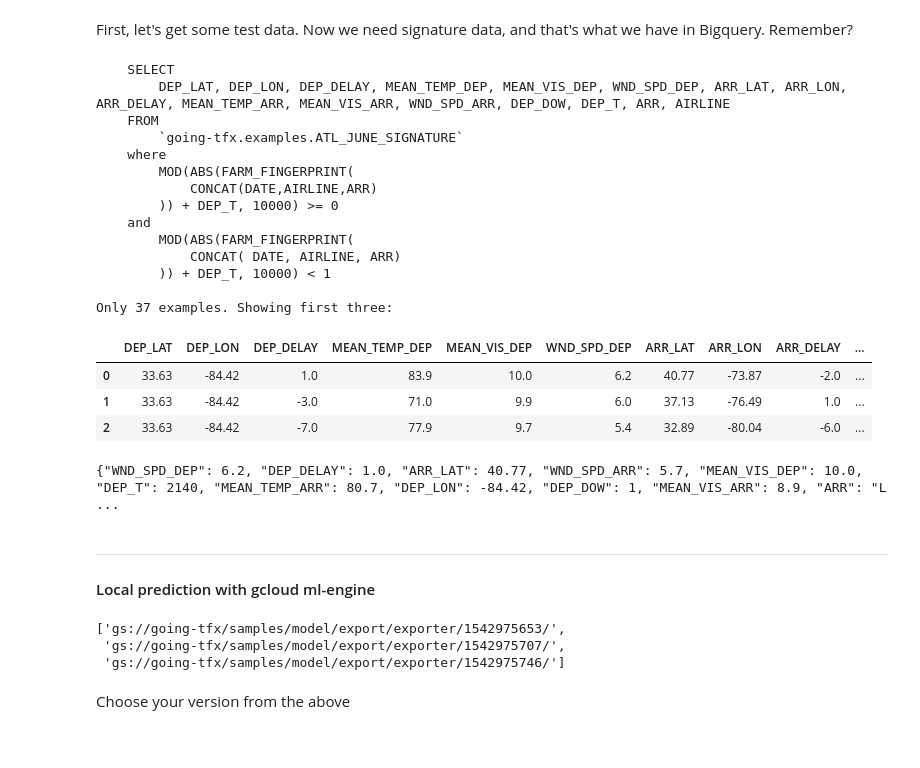
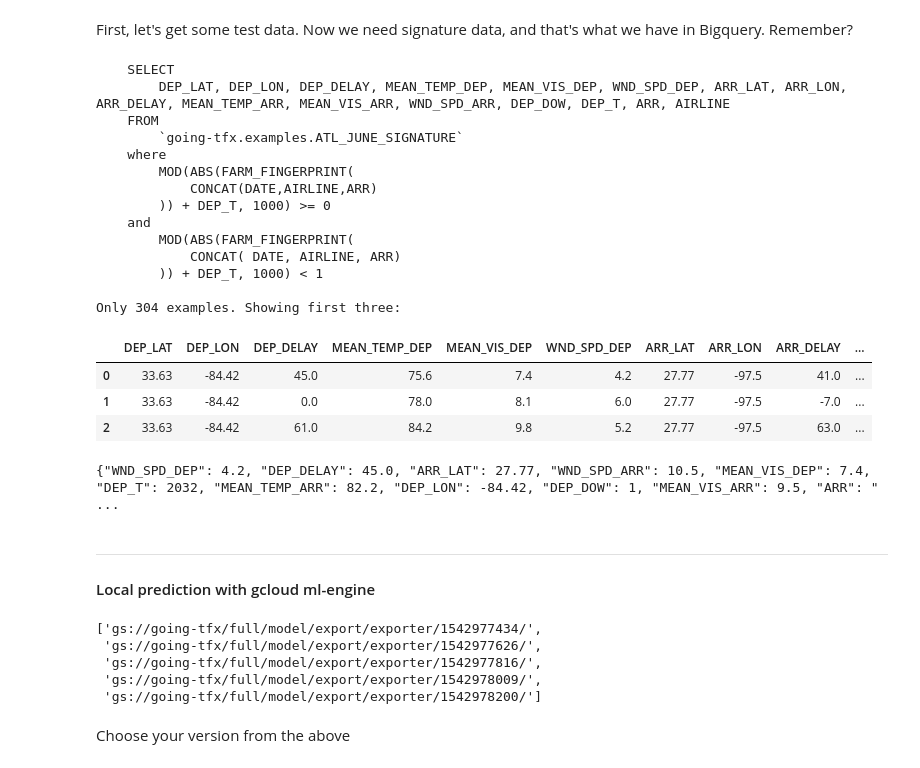
Before and after one commit to Project-Ellie/tutorials, a Jupyter notebook: kovalevskyi/Predictions_and_Analysis.ipynb, the cells around one changed output. Drawn from its saved outputs; the diff is of its cells as text; code cells hidden in the pictures.

```diff
--- a/kovalevskyi/Predictions_and_Analysis.ipynb
+++ b/kovalevskyi/Predictions_and_Analysis.ipynb
@@ -33,34 +33,34 @@ First, let's get some test data. Now we need signature data, and that's what we
 # %%
 from train.model_config import SIGNATURE_FLOAT_COLUMNS
 from train.model_config import SIGNATURE_INT_COLUMNS
 from train.model_config import SIGNATURE_STR_COLUMNS
 from signature_queries import sample_query
 
 SIGNATURE_COLUMNS = SIGNATURE_FLOAT_COLUMNS+SIGNATURE_INT_COLUMNS+SIGNATURE_STR_COLUMNS
-signature_query=sample_query(SIGNATURE_COLUMNS, total=10000)
+signature_query=sample_query(SIGNATURE_COLUMNS, total=1000)
 print(signature_query)
 sample = dlbq.Query(signature_query).execute().result().to_dataframe()
 print('Only {} examples. Showing first three:'.format(len(sample)))
 sample[:3]
 # %% [output]
     SELECT
         DEP_LAT, DEP_LON, DEP_DELAY, MEAN_TEMP_DEP, MEAN_VIS_DEP, WND_SPD_DEP, ARR_LAT, ARR_LON, ARR_DELAY, MEAN_TEMP_ARR, MEAN_VIS_ARR, WND_SPD_ARR, DEP_DOW, DEP_T, ARR, AIRLINE
     FROM
         `going-tfx.examples.ATL_JUNE_SIGNATURE`
     where
         MOD(ABS(FARM_FINGERPRINT(
             CONCAT(DATE,AIRLINE,ARR)
-        )) + DEP_T, 10000) >= 0
+        )) + DEP_T, 1000) >= 0
     and
         MOD(ABS(FARM_FINGERPRINT(
             CONCAT( DATE, AIRLINE, ARR)
-        )) + DEP_T, 10000) < 1
+        )) + DEP_T, 1000) < 1
 
-Only 37 examples. Showing first three:
+Only 304 examples. Showing first three:
 |  | DEP_LAT | DEP_LON | DEP_DELAY | MEAN_TEMP_DEP | MEAN_VIS_DEP | WND_SPD_DEP | ARR_LAT | ARR_LON | ARR_DELAY | ... |
-| 0 | 33.63 | -84.42 | 1.0 | 83.9 | 10.0 | 6.2 | 40.77 | -73.87 | -2.0 | ... |
-| 1 | 33.63 | -84.42 | -3.0 | 71.0 | 9.9 | 6.0 | 37.13 | -76.49 | 1.0 | ... |
-| 2 | 33.63 | -84.42 | -7.0 | 77.9 | 9.7 | 5.4 | 32.89 | -80.04 | -6.0 | ... |
+| 0 | 33.63 | -84.42 | 45.0 | 75.6 | 7.4 | 4.2 | 27.77 | -97.5 | 41.0 | ... |
+| 1 | 33.63 | -84.42 | 0.0 | 78.0 | 8.1 | 6.0 | 27.77 | -97.5 | -7.0 | ... |
+| 2 | 33.63 | -84.42 | 61.0 | 84.2 | 9.8 | 5.2 | 27.77 | -97.5 | 63.0 | ... |
 # %%
 import json
 samplefile='/tmp/test.json'
@@ -70,19 +70,21 @@ with open(samplefile, 'w') as f:
     f.write(json.dumps(a_record))
 !cat $samplefile
 # %% [output]
-{"WND_SPD_DEP": 6.2, "DEP_DELAY": 1.0, "ARR_LAT": 40.77, "WND_SPD_ARR": 5.7, "MEAN_VIS_DEP": 10.0, "DEP_T": 2140, "MEAN_TEMP_ARR": 80.7, "DEP_LON": -84.42, "DEP_DOW": 1, "MEAN_VIS_ARR": 8.9, "ARR": "L ...
+{"WND_SPD_DEP": 4.2, "DEP_DELAY": 45.0, "ARR_LAT": 27.77, "WND_SPD_ARR": 10.5, "MEAN_VIS_DEP": 7.4, "DEP_T": 2032, "MEAN_TEMP_ARR": 82.2, "DEP_LON": -84.42, "DEP_DOW": 1, "MEAN_VIS_ARR": 9.5, "ARR": " ...
 # %% [markdown]
 ---
 #### Local prediction with gcloud ml-engine
 # %%
-DATASET='samples'
+DATASET='full'
 model_dir='gs://going-tfx/%s/model' % DATASET
 all_versions = !gsutil ls $model_dir/export/exporter
 all_versions[1:]
 # %% [output]
-['gs://going-tfx/samples/model/export/exporter/1542975653/',
- 'gs://going-tfx/samples/model/export/exporter/1542975707/',
- 'gs://going-tfx/samples/model/export/exporter/1542975746/']
+['gs://going-tfx/full/model/export/exporter/1542977434/',
+ 'gs://going-tfx/full/model/export/exporter/1542977626/',
+ 'gs://going-tfx/full/model/export/exporter/1542977816/',
+ 'gs://going-tfx/full/model/export/exporter/1542978009/',
+ 'gs://going-tfx/full/model/export/exporter/1542978200/']
 # %% [markdown]
 Choose your version from the above
 # %%
```
Also changed, not shown: parts of 4 cells of this notebook, 8 other files.
